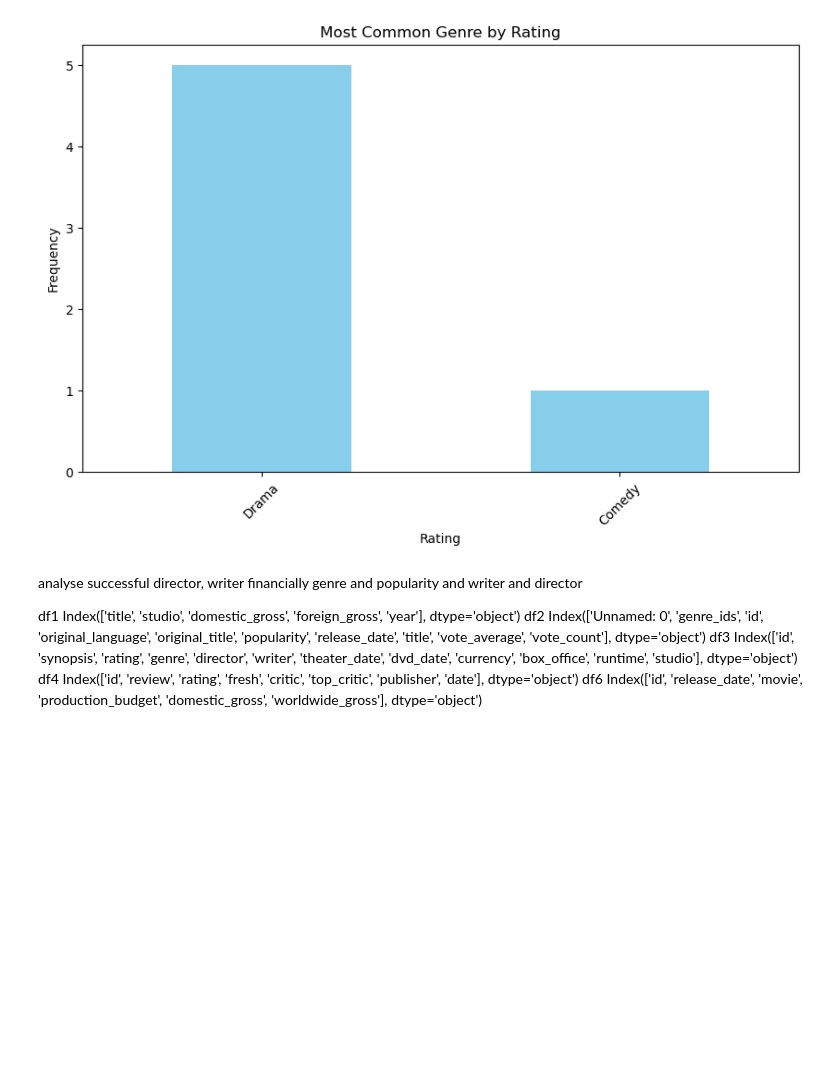
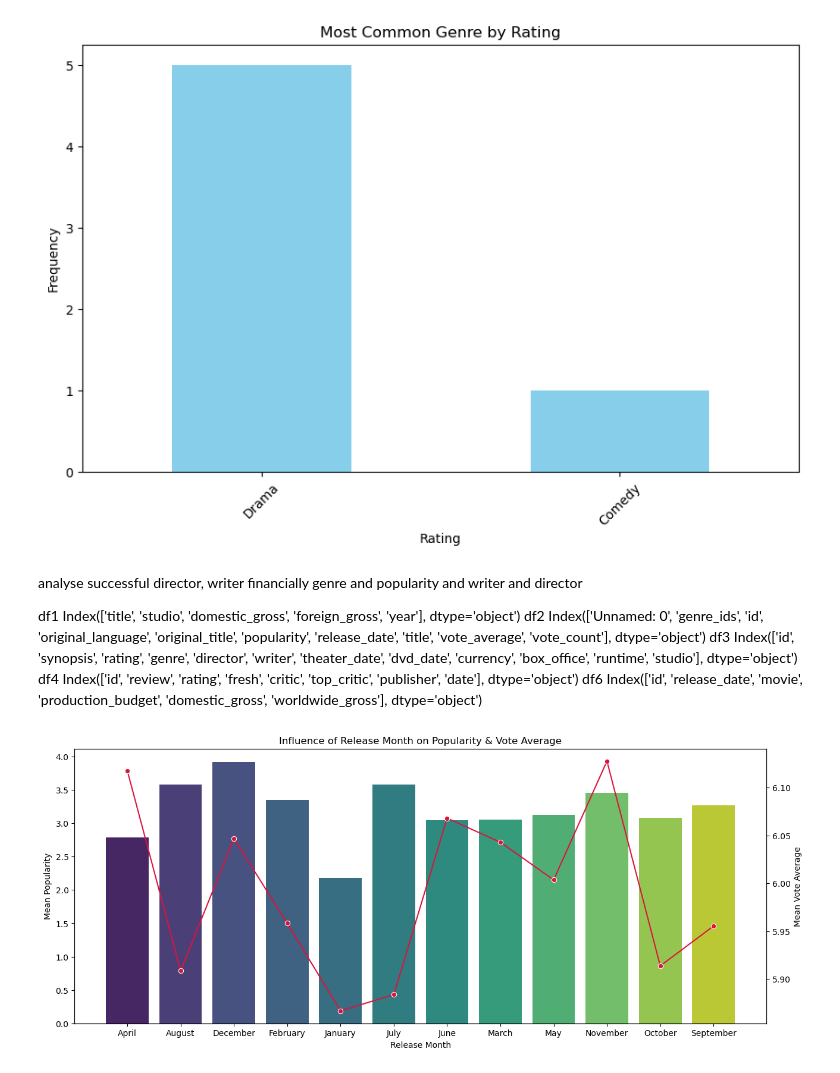
Before and after one commit to MMarinelis/Dat8-project-1, a Jupyter notebook: Movie Analysis-1.ipynb, the cells around one changed output. Drawn from its saved outputs; the diff is of its cells as text; code cells hidden in the pictures; blank space fills up the shorter version.

```diff
--- a/Movie Analysis-1.ipynb
+++ b/Movie Analysis-1.ipynb
@@ -550,3 +547,38 @@ df4 Index(['id', 'review', 'rating', 'fresh', 'critic', 'top_critic', 'publisher
 df6 Index(['id', 'release_date', 'movie', 'production_budget', 'domestic_gross',
        'worldwide_gross'],
       dtype='object')
+# %%
+# Converting 'release_date' to datetime format and extracting month and day of week
+df2['release_date'] = pd.to_datetime(df2['release_date'], errors='coerce')
+df2['release_month'] = df2['release_date'].dt.month_name()
+df2['release_day'] = df2['release_date'].dt.day_name()
+
+# Group by 'release_month' and calculate mean values
+month_group = df2.groupby('release_month').agg(
+    mean_popularity=pd.NamedAgg(column='popularity', aggfunc='mean'),
+    mean_vote=pd.NamedAgg(column='vote_average', aggfunc='mean')
+).reset_index()
+
+# Group by 'release_day' and calculate mean values
+day_group = df2.groupby('release_day').agg(
+    mean_popularity=pd.NamedAgg(column='popularity', aggfunc='mean'),
+    mean_vote=pd.NamedAgg(column='vote_average', aggfunc='mean')
+).reset_index()
+# %%
+# Creating a subplot for Month data
+plt.figure(figsize=(15, 6))
+
+# Bar plot for mean popularity
+sns.barplot(x='release_month', y='mean_popularity', data=month_group, palette="viridis")
+plt.ylabel('Mean Popularity')
+plt.xlabel('Release Month')
+plt.title('Influence of Release Month on Popularity & Vote Average')
+
+# Line plot for mean vote average
+ax2 = plt.gca().twinx()
+sns.lineplot(x='release_month', y='mean_vote', data=month_group, color='crimson', marker="o")
+ax2.set_ylabel('Mean Vote Average')
+
+plt.show()
+# %% [output]
+[figure, added]
```
Also changed, not shown: parts of 3 cells of this notebook, 3 other files.
